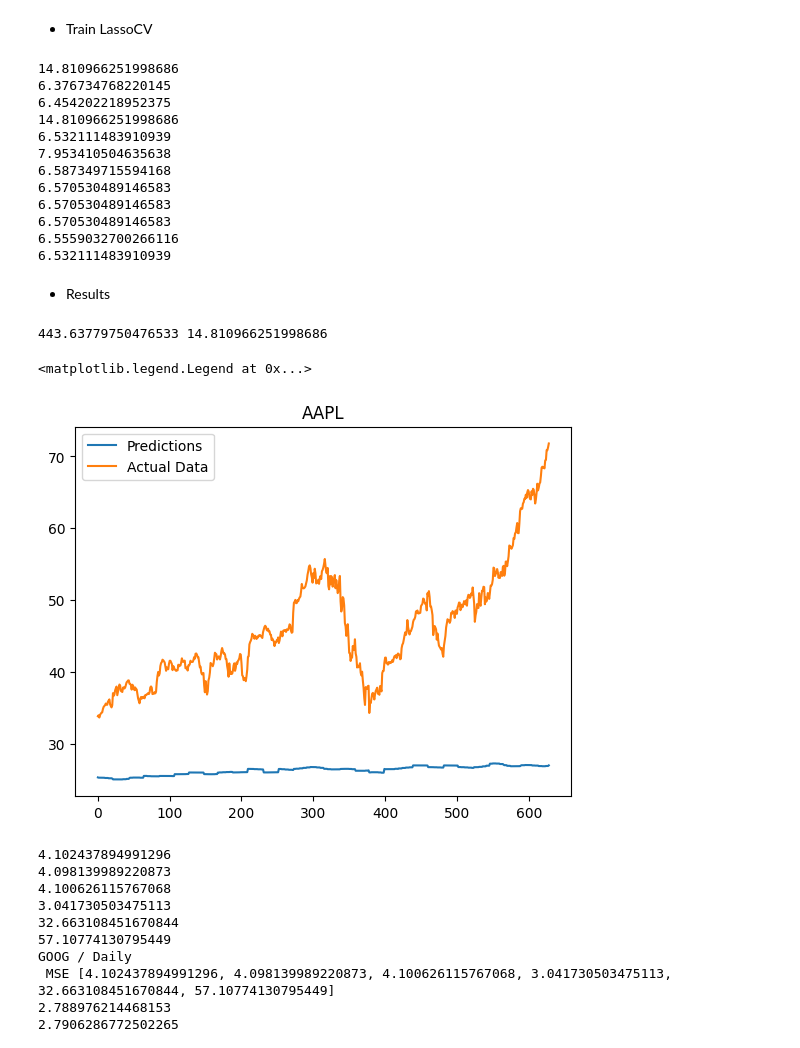
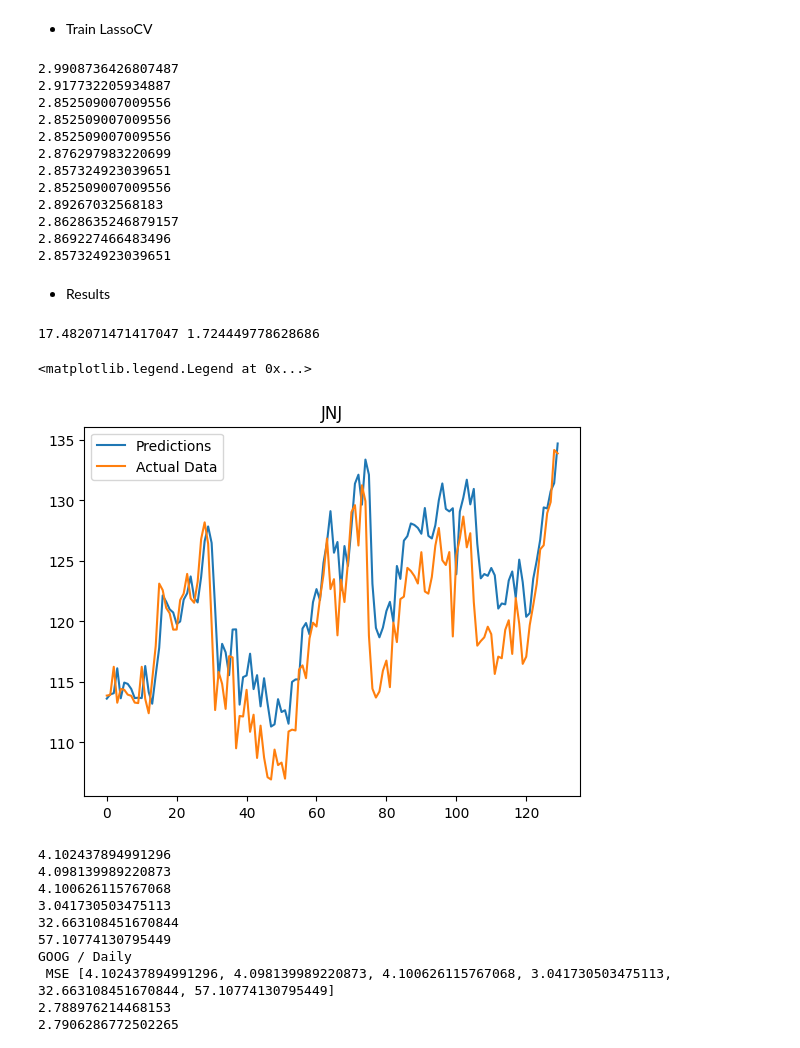
Before and after one commit to ElinorCheng/STA561, a Jupyter notebook: ModelFitting/LinearRegression.ipynb, the cells around one changed output. Cells and saved outputs as stored; diff of their text form; code cells hidden in the pictures.

```diff
--- a/ModelFitting/LinearRegression.ipynb
+++ b/ModelFitting/LinearRegression.ipynb
@@ -5,14 +5,14 @@ import numpy as np
 ## Linear Regression
 - Stock Price
 # %%
-freq = 'Daily'
-stock = 'AAPL'
+freq = 'Weekly'
+stock = 'JNJ'
 price = pd.read_csv('../encode_price/'+freq+'/'+stock+'.csv')
 price = price.sort_values(by='Date').reset_index(drop=True)
 price = price.loc[price.Date>='2010-01-01']
 predictors = pd.read_csv('../predictors/Merged/'+freq+'/'+stock+'.csv',index_col='Date')
-NLP = pd.read_csv('../predictors/NLP/Daily/NYT_macro_SA.csv').set_index(['Date'])
-predictors = predictors.merge(NLP,left_index=True,right_index=True,how='left')
+#NLP = pd.read_csv('../predictors/NLP/Daily/NYT_macro_SA.csv').set_index(['Date'])
+#predictors = predictors.merge(NLP,left_index=True,right_index=True,how='left')
 predictors = predictors.loc[predictors.index<='2019-12-31',:]
 predictors.fillna(0,inplace=True)
 #predictors = predictors.drop(['gdp','adjusted_close'],axis=1)
@@ -59,35 +59,40 @@ for i in range(3,15):
     scores.append(score)
 n_split = scores.index(min(scores))+2
 # %% [output]
-14.810966251998686
-6.376734768220145
-6.454202218952375
-14.810966251998686
-6.532111483910939
-7.953410504635638
-6.587349715594168
-6.570530489146583
-6.570530489146583
-6.570530489146583
-6.5559032700266116
-6.532111483910939
+2.9908736426807487
+2.917732205934887
+2.852509007009556
+2.852509007009556
+2.852509007009556
+2.876297983220699
+2.857324923039651
+2.852509007009556
+2.89267032568183
+2.8628635246879157
+2.869227466483496
+2.857324923039651
 # %% [markdown]
 - Results
 # %%
-
+X_train,X_test,y_train,y_test = train_test_split(X,y,test_size=0.25,shuffle=False)
 tscv = TimeSeriesSplit(n_splits=n_split)
 pipe = make_pipeline(MinMaxScaler(),LassoCV(cv=tscv))
-pipe.fit(X_train,y_train)
-y_pred = pipe.predict(X_test)
-print(mean_squared_error(y_pred, y_test), mean_squared_error(y_train, pipe.predict(X_train)))
+sfs = SequentialFeatureSelector(pipe,n_jobs = -1,n_features_to_select=6,scoring='neg_root_mean_squared_error')
+sfs.fit(X_train,y_train)
+X_train = sfs.transform(X_train)
+pipmodel = make_pipeline(MinMaxScaler(),LassoCV(cv=tscv))
+pipmodel.fit(X_train,y_train)
+X_test =  sfs.transform(X_test)
+y_pred = pipmodel.predict(X_test)
+print(mean_squared_error(y_pred, y_test), mean_squared_error(y_train, pipmodel.predict(X_train)))
 plt.plot(y_pred,label="Predictions")
 plt.plot(y_test,label="Actual Data")
 plt.title(stock)
 plt.legend()
 # %% [output]
-443.63779750476533 14.810966251998686
+17.482071471417047 1.724449778628686
 <matplotlib.legend.Legend at 0x...>
-[figure, old version]
+[figure, new version]
 # %%
 total_scores_cv = []
 for cv in range(3,15):
```
